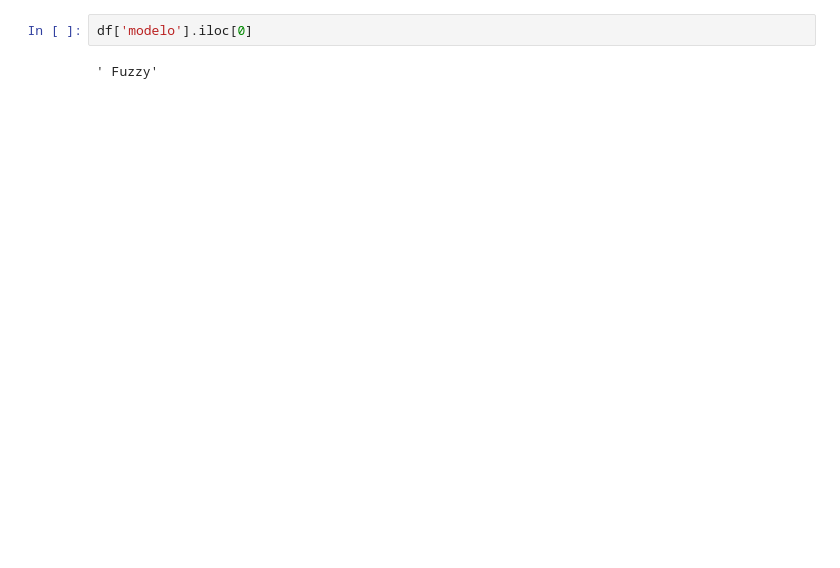
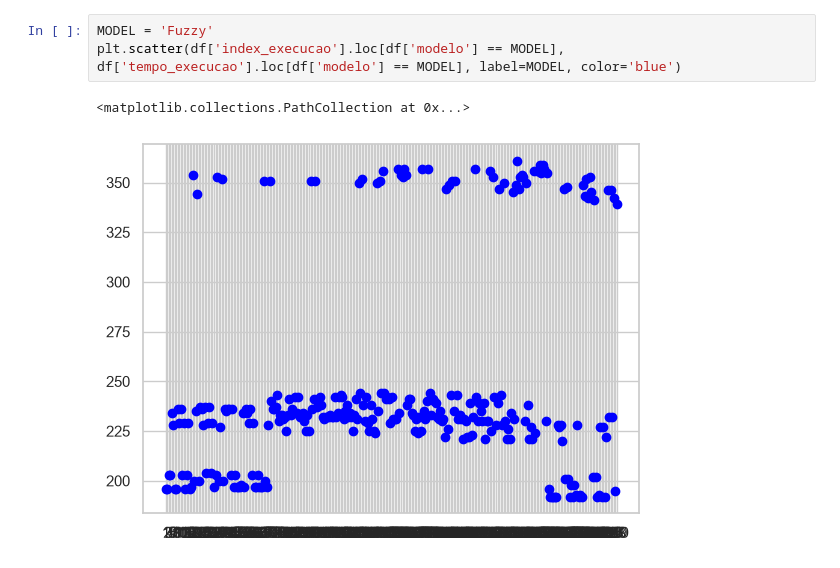
Before and after one commit to MrArthurP/Energy-Efficiency-Fuzzy-eFLL, a Jupyter notebook: JupyterNotebook/Data_Report_Evalluation.ipynb, the cells around one changed output. Drawn from its saved outputs; the diff is of its cells as text; blank space fills up the shorter version.

```diff
--- a/JupyterNotebook/Data_Report_Evalluation.ipynb
+++ b/JupyterNotebook/Data_Report_Evalluation.ipynb
@@ -47,4 +219,6 @@ plt.show()
 # %%
-df['modelo'].iloc[0]
+MODEL = 'Fuzzy'
+plt.scatter(df['index_execucao'].loc[df['modelo'] == MODEL], df['tempo_execucao'].loc[df['modelo'] == MODEL], label=MODEL, color='blue')
 # %% [output]
-' Fuzzy'
+<matplotlib.collections.PathCollection at 0x...>
+[figure, added]
```
Also changed, not shown: parts of 8 cells of this notebook.
